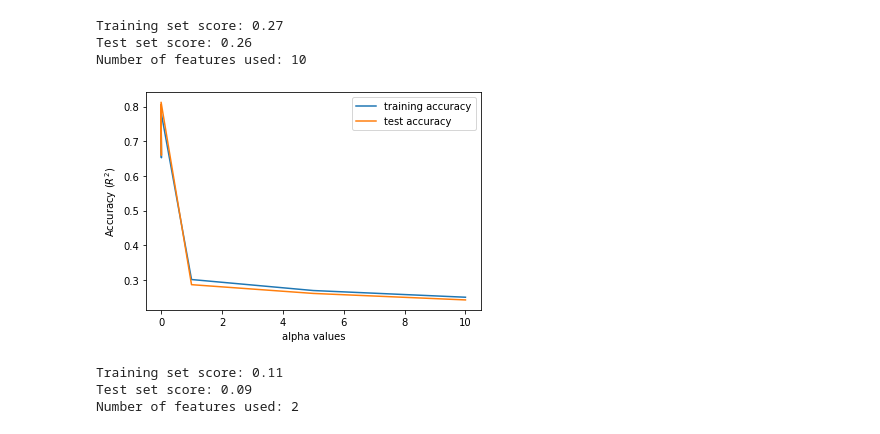
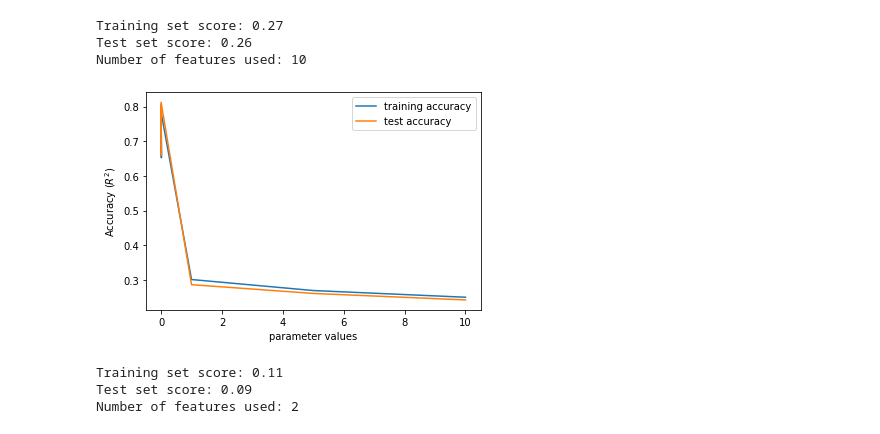
Before and after one commit to myGitHub001/Test, a Jupyter notebook: wine.ipynb, the cells around one changed output. Saved outputs shown, nothing was run; the diff lists cells and outputs as text; code cells hidden in the pictures.

```diff
--- a/wine.ipynb
+++ b/wine.ipynb
@@ -144,41 +144,45 @@ Number of features used: 10
 # %%
 # Plot ridge/lasso accuracy with different alpha values
 
 training_accuracy = []
 test_accuracy = []
 
-def calculate_accuracy(alpha_values, model_name):
-    for alpha_value in alpha_values:
+def calculate_accuracy(parameter_values, model_name):
+    for parameter_value in parameter_values:
         # build the model
         if model_name == 'ridge':
-            model = Ridge(alpha =alpha_value).fit(X_train, y_train)
+            model = Ridge(alpha =parameter_value).fit(X_train, y_train)
+        elif model_name == 'lasso':
+            model = Lasso(alpha =parameter_value, max_iter=100000).fit(X_train, y_train)
+        elif model_name == 'logistic':
+            model = LogisticRegression(C =parameter_value, solver='lbfgs',max_iter=100000).fit(X_train, y_train)
         else:
-            model = Lasso(alpha =alpha_value, max_iter=100000).fit(X_train, y_train)
+            model = KNeighborsClassifier(n_neighbors=parameter_value).fit(X_train, y_train)
         # record training set accuracy
         training_accuracy.append(model.score(X_train, y_train))
         # record generalization accuracy
         test_accuracy.append(model.score(X_test, y_test))
 
 %matplotlib inline
 import matplotlib.pyplot as plt
 
-def plot_accuracy(alpha_values, model_name):
-    calculate_accuracy(alpha_values, model_name)
-    plt.plot(alpha_values, training_accuracy, label="training accuracy")
-    plt.plot(alpha_values, test_accuracy, label="test accuracy")
+def plot_accuracy(parameter_values, model_name):
+    calculate_accuracy(parameter_values, model_name)
+    plt.plot(parameter_values, training_accuracy, label="training accuracy")
+    plt.plot(parameter_values, test_accuracy, label="test accuracy")
     plt.ylabel("Accuracy ($R^2$)")
-    plt.xlabel("alpha values")
+    plt.xlabel("parameter values")
     plt.legend()
     training_accuracy.clear()
     test_accuracy.clear()
 
 
 # Define different alpha values for ridge
 alpha_values = [0.001,0.01,0,1,1,5,10]
 
 plot_accuracy(alpha_values, 'ridge')
 # %% [output]
-[figure, old version]
+[figure, new version]
 # %%
 # Train lasso model with alpha default value =1
 lasso = Lasso(max_iter=100000).fit(X_train, y_train)
```
Also changed, not shown: parts of 20 cells of this notebook.
